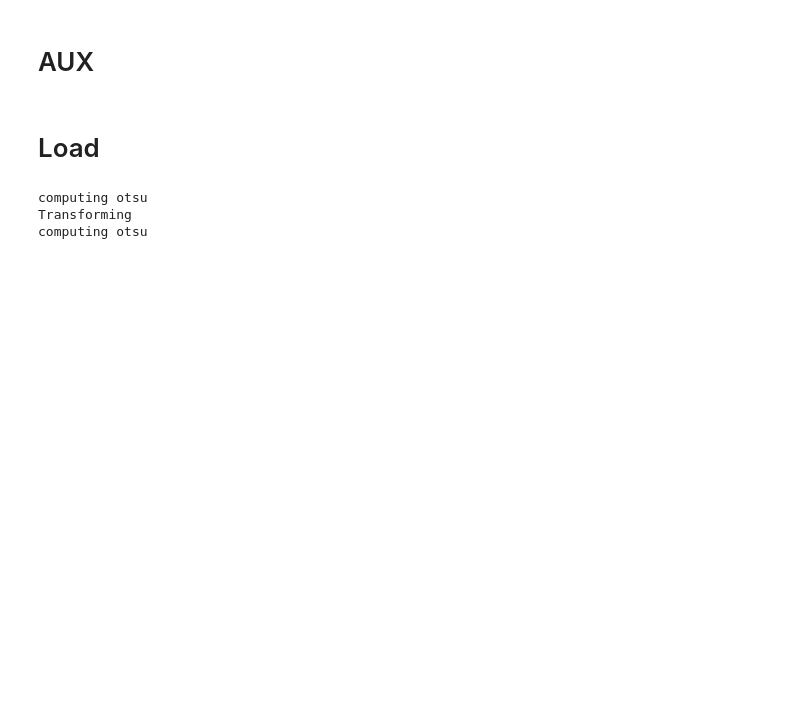
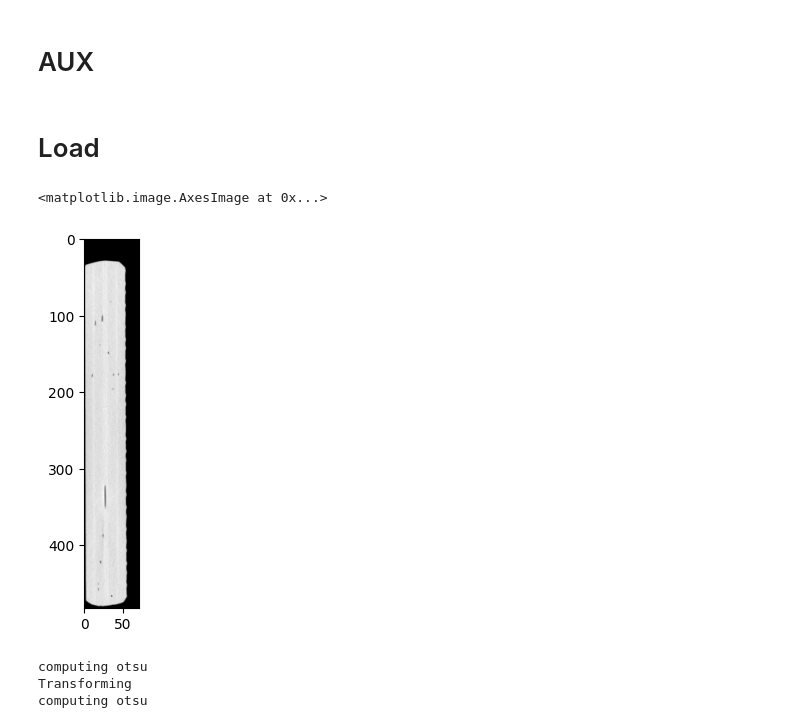
Before and after one commit to topeberti/UTvsXCT-preprocessing, a Jupyter notebook: desarrollo/aligner/pruebas2025.ipynb, the cells around one changed output. Cells and saved outputs as stored; diff of their text form; code cells hidden in the pictures; blank space fills up the shorter version.

```diff
--- a/desarrollo/aligner/pruebas2025.ipynb
+++ b/desarrollo/aligner/pruebas2025.ipynb
@@ -45,4 +45,9 @@ def read_sequence(folder_path):
 filename = Path(r'\\192.168.10.106\imdea\DataDriven_UT_AlbertoVicente\02_XCT_data\Juan Ignacio\probetas\4\volume_eq')
 
 data = read_sequence(filename)
+# %%
+plt.imshow(data[50], cmap='gray')
+# %% [output]
+<matplotlib.image.AxesImage at 0x...>
+[figure, added]
 # %%
```
Also changed, not shown: parts of 7 cells of this notebook, 2 other files.
